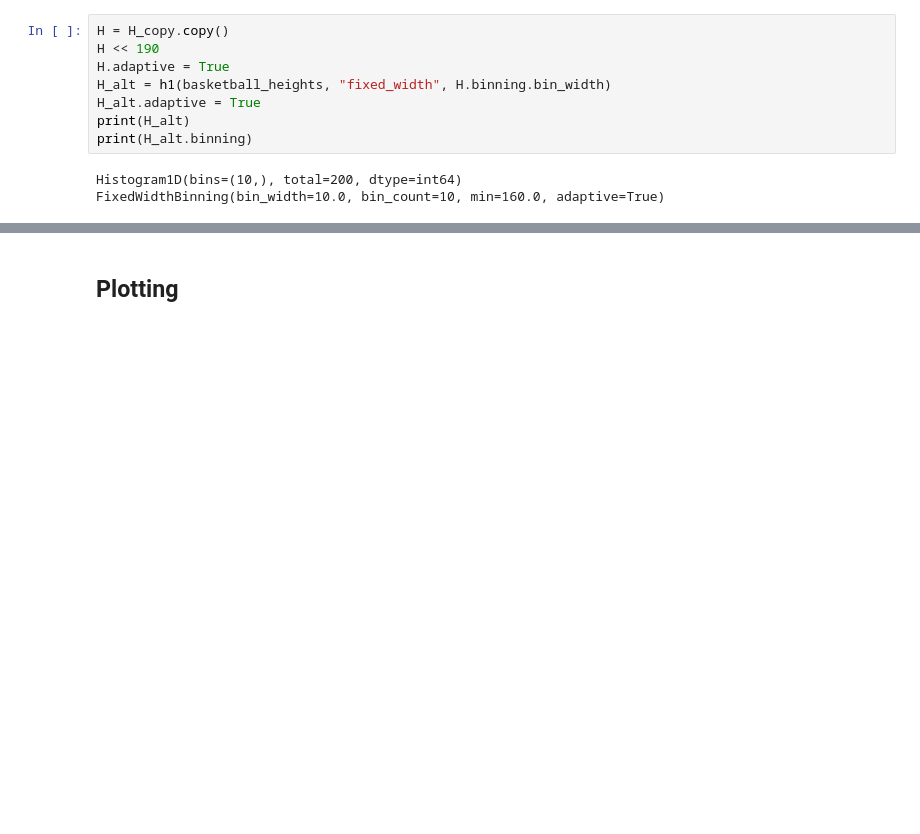
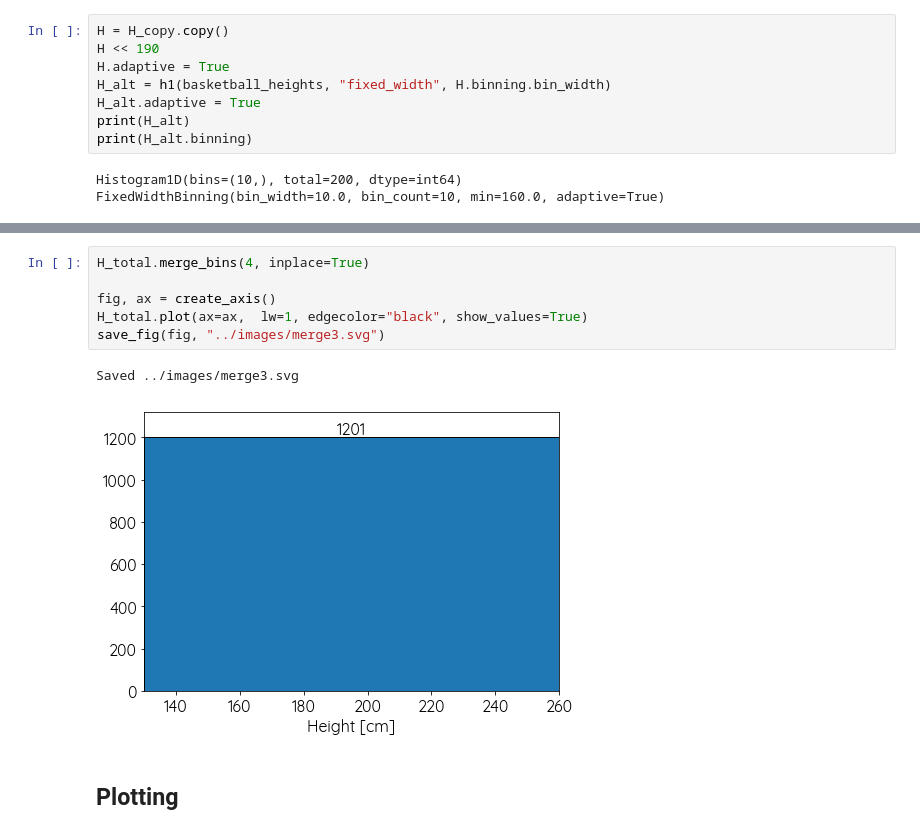
Before and after one commit to janpipek/pydata2018-berlin, a Jupyter notebook: notebooks/talk.ipynb, the cells around one changed output, grey strips where cells are left out. Drawn from its saved outputs; the diff is of its cells as text; blank space fills up the shorter version.

```diff
--- a/notebooks/talk.ipynb
+++ b/notebooks/talk.ipynb
@@ -678,3 +696,12 @@ Histogram1D(bins=(13,), total=1201, dtype=int64)
+# %%
+H_total.merge_bins(4, inplace=True)
+
+fig, ax = create_axis()
+H_total.plot(ax=ax,  lw=1, edgecolor="black", show_values=True)
+save_fig(fig, "../images/merge3.svg")
+# %% [output]
+Saved ../images/merge3.svg
+[figure, added]
 # %% [markdown]
 ## Plotting
 # %%
```
Also changed, not shown: parts of 6 cells of this notebook, 52 other files.
